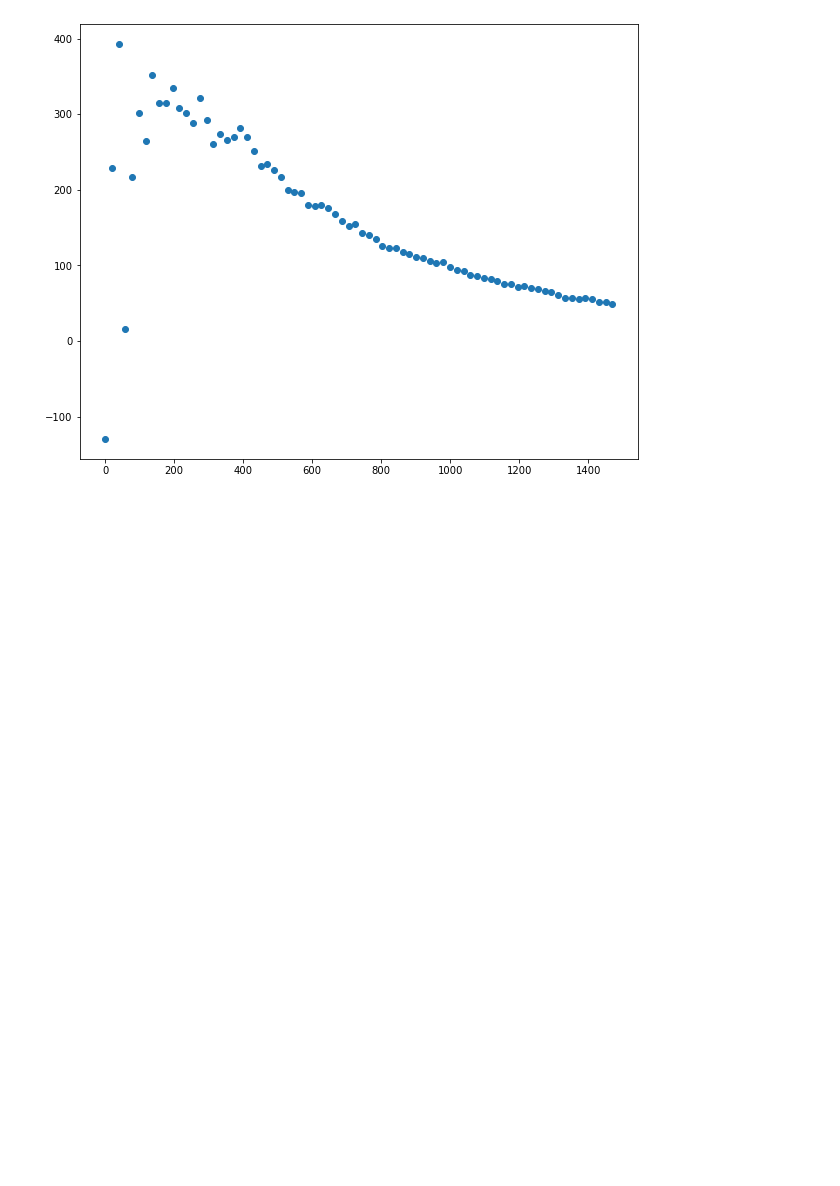
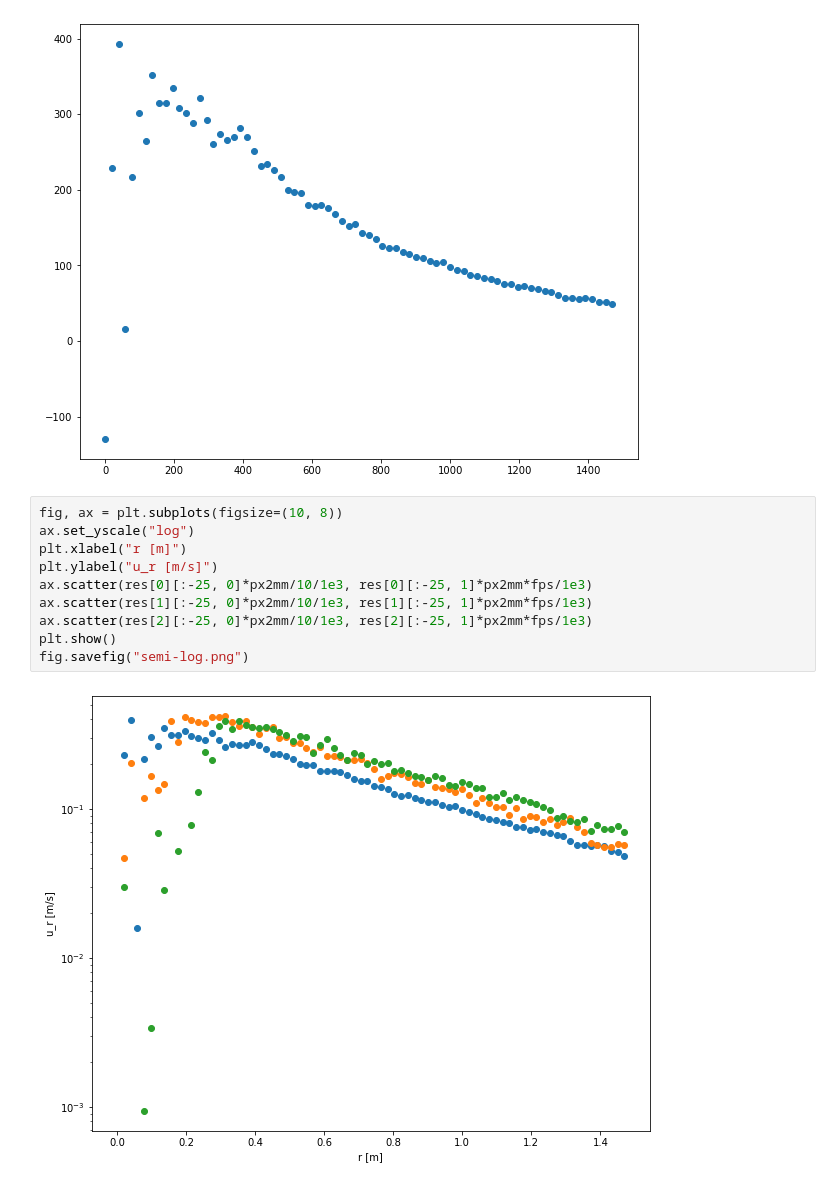
Before and after one commit to wakky927/master-pool, a Jupyter notebook: 20221027/loglog.ipynb, the cells around one changed output. Drawn from its saved outputs; the diff is of its cells as text; blank space fills up the shorter version.

```diff
--- a/20221027/loglog.ipynb
+++ b/20221027/loglog.ipynb
@@ -82,3 +82,15 @@ ax.scatter(res[0][:-25, 0]*px2mm/10, res[0][:-25, 1]*px2mm*fps)
 plt.show()
 # %% [output]
 [figure]
+# %%
+fig, ax = plt.subplots(figsize=(10, 8))
+ax.set_yscale("log")
+plt.xlabel("r [m]")
+plt.ylabel("u_r [m/s]")
+ax.scatter(res[0][:-25, 0]*px2mm/10/1e3, res[0][:-25, 1]*px2mm*fps/1e3)
+ax.scatter(res[1][:-25, 0]*px2mm/10/1e3, res[1][:-25, 1]*px2mm*fps/1e3)
+ax.scatter(res[2][:-25, 0]*px2mm/10/1e3, res[2][:-25, 1]*px2mm*fps/1e3)
+plt.show()
+fig.savefig("semi-log.png")
+# %% [output]
+[figure, added]
```
Also changed, not shown: parts of 6 cells of this notebook, 3 other files.
